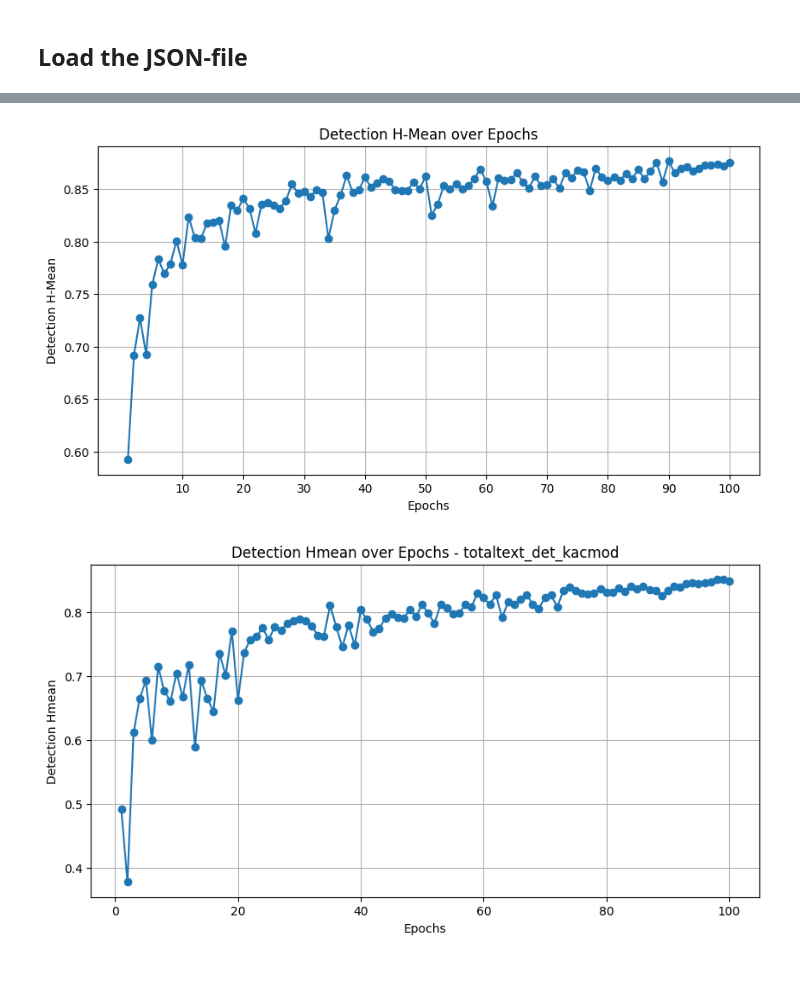
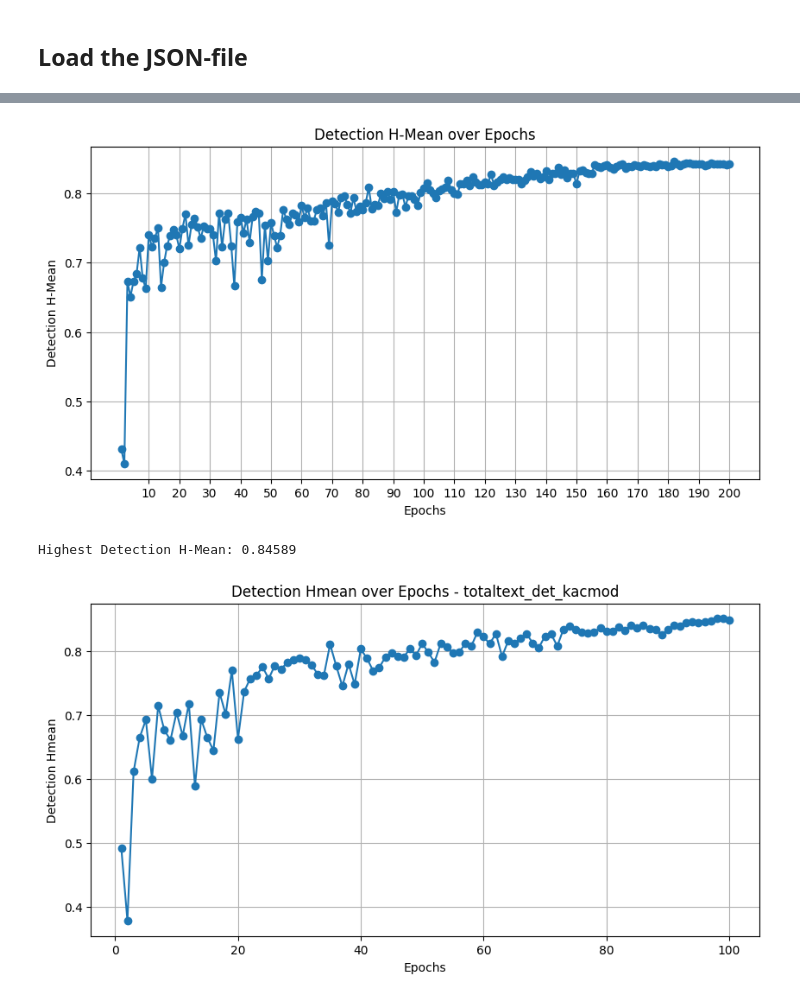
Before and after one commit to johntr1/LRANet, a Jupyter notebook: tools/plot-results.ipynb, the cells around one changed output, grey strips where cells are left out. Drawn from its saved outputs; the diff is of its cells as text; code cells hidden in the pictures; blank space fills up the shorter version.

```diff
--- a/tools/plot-results.ipynb
+++ b/tools/plot-results.ipynb
@@ -70,11 +70,18 @@ def plot_hmean(epochs, det_hmean, experiment_name):
     plt.savefig(f'{experiment_name}_det_hmean.png')
     plt.show()
 # %%
-experiment_name = "totaltext_det_kac"
-json_file_name1 = "20250513_164333.log.json"
-json_file_name2 = "20250513_195325.log.json"
-data1 = load_json_file(get_path(experiment_name, json_file_name1))
-data2 = load_json_file(get_path(experiment_name, json_file_name2))
+experiment_name = "june/multi_ada"
+json_file_name1 = "20250609_130731.log.json"
+json_file_name2 = "20250610_144828.log.json"
 
-# Concatenate the two dictionaries
+
+path1 = get_path(experiment_name, json_file_name1)
+path2 = get_path(experiment_name, json_file_name2)
+
+
+data1 = load_json_file(path1)
+data2 = load_json_file(path2)
 data = data1 + data2
+
+epochs, det_hmean = get_results(data)
+plot_hmean(epochs, det_hmean, experiment_name)
@@ -90,15 +100,20 @@ for i, e in enumerate(data):
 # %%
 # Plot the results
 plt.figure(figsize=(10, 5))
 plt.plot(epochs, det_hmean, marker='o', label='det-hmean')
 plt.title('Detection H-Mean over Epochs')
 plt.xlabel('Epochs')
 plt.ylabel('Detection H-Mean')
 plt.xticks([e for e in epochs if e % 10 == 0])
 plt.grid()
 plt.show()
+
+# Get the highest detection hmean value
+max_det_hmean = max(det_hmean)
+print(f"Highest Detection H-Mean: {max_det_hmean}")
 # %% [output]
-[figure, old version]
+[figure, new version]
+Highest Detection H-Mean: 0.84589
 # %%
 experiment_name = "totaltext_det_kacmod"
 json_file_name = "20250519_130329.log.json"
```
Also changed, not shown: parts of 2 cells of this notebook, 6 other files.
